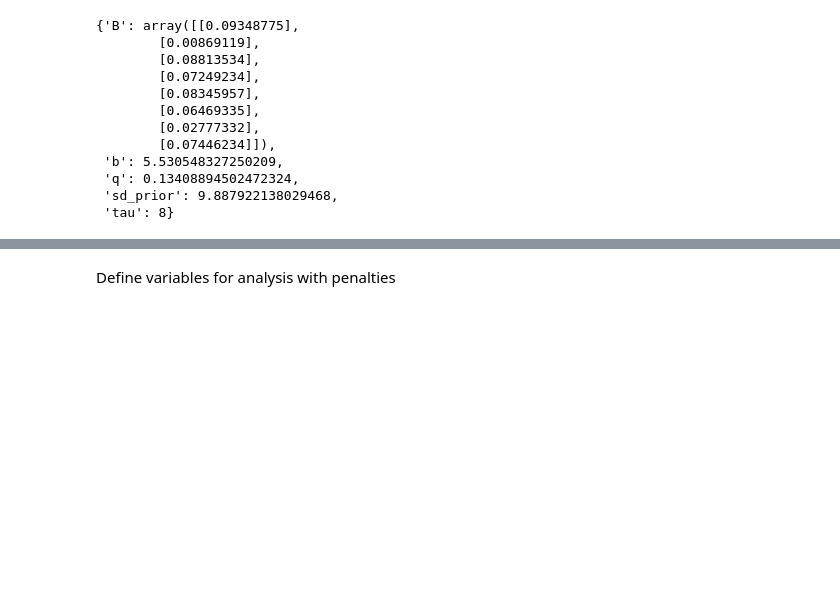
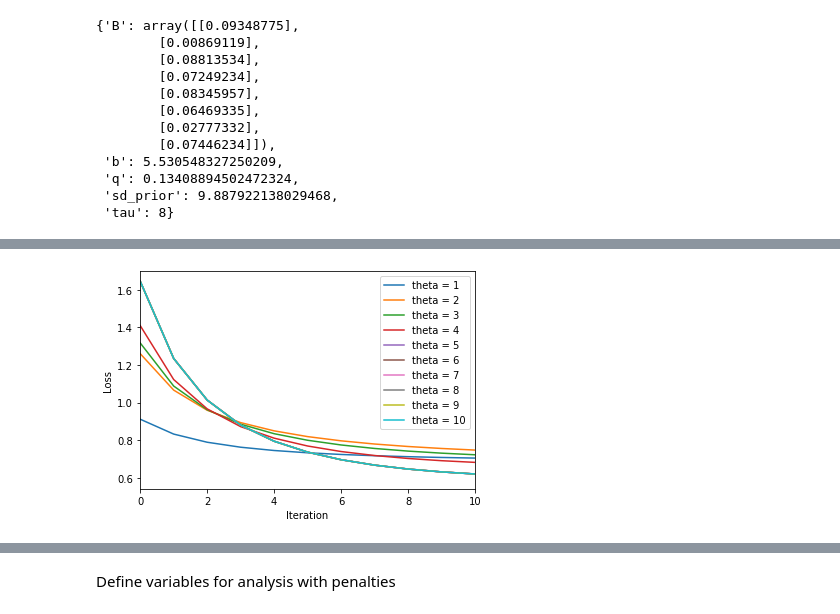
Before and after one commit to mbalestra/DecisionPrediction, a Jupyter notebook: Model_Training.ipynb, the cells around one changed output, grey strips where cells are left out. Drawn from its saved outputs; the diff is of its cells as text; code cells hidden in the pictures; blank space fills up the shorter version.

Commit message:
record loss, auc, parameters over all theta

```diff
--- a/Model_Training.ipynb
+++ b/Model_Training.ipynb
@@ -132,9 +132,9 @@ parameters
 X = X_train
 Y = y_train.tolist()
 mu_ra = risk_assess_train.tolist()
-num_int = 10
+num_int = 100
 learning_rate = 0.2
-Theta = [1,9]#,3,4,5,6,7,8,9,10]
+Theta = [1,2,3,4,5,6,7,8,9,10]
 
 # create containers for the optimized parameters for each
 param_info = {}
@@ -142,6 +142,7 @@ for i in range(len(Theta)):
     th = Theta[i]
     param_info[th]={}
     param_info[th]['auc']=[]
+    param_info[th]['loss']=[]
     param_info[th]['best_params']={}
     param_info[th]['best_params']['B']=[0]*X.shape[1]
     param_info[th]['best_params']['b']=0
@@ -162,7 +163,7 @@ for theta in Theta:
     loss = []
     j = 0
 
-    print("params: ",parameters)
+    #print("params: ",parameters)
 
     while j < num_int:
 
@@ -176,21 +177,22 @@ for theta in Theta:
         derivatives = calc_component_derivs(X,parameters, derivatives, theta, mu_prior,mu_ra,mu_post,sd_post,Phi,Y)
         grads = calc_gradients(X,grads,derivatives)
         parameters = update_parameters(parameters, grads, learning_rate)
-        print("intermediate params: ",parameters)
+        #print("intermediate params: ",parameters)
 
         if j%1==0:
             print("loss: ",L)
         j+=1
 
-    print("optim params: ", parameters)
+    param_info[theta]['loss'] = loss
+    #print("optim params: ", parameters)
 
     # test these parameters to calculate auc and compare to others
     Phi_test = predict_choice(X_test,risk_assess_test,parameters,theta)
 
     # calculate the auc with the converged weights
     auc = roc_auc_score(y_test,Phi_test)
-    param_info[theta]['auc']=auc
-    print("auc: ",auc)
+    param_info[theta]['auc'] = auc
+    #print("auc: ",auc)
 
     # if there is an improvement in the AUC, update the 'best_params' with those weights
     param_info[theta]['best_params']['B'] = parameters['B']
@@ -327 +241,11 @@ roc_auc
+# %%
+# plot loss over theta
+for i in param_info:
+    plt.plot(param_info[i]['loss'],label='theta = %s' % (i))
+    plt.xlim([0.0, 10.0])
+    plt.xlabel('Iteration')
+    plt.ylabel('Loss')
+    plt.legend(loc="upper right")
+# %% [output]
+[figure, added]
 # %%
```
Also changed, not shown: parts of 9 cells of this notebook.
